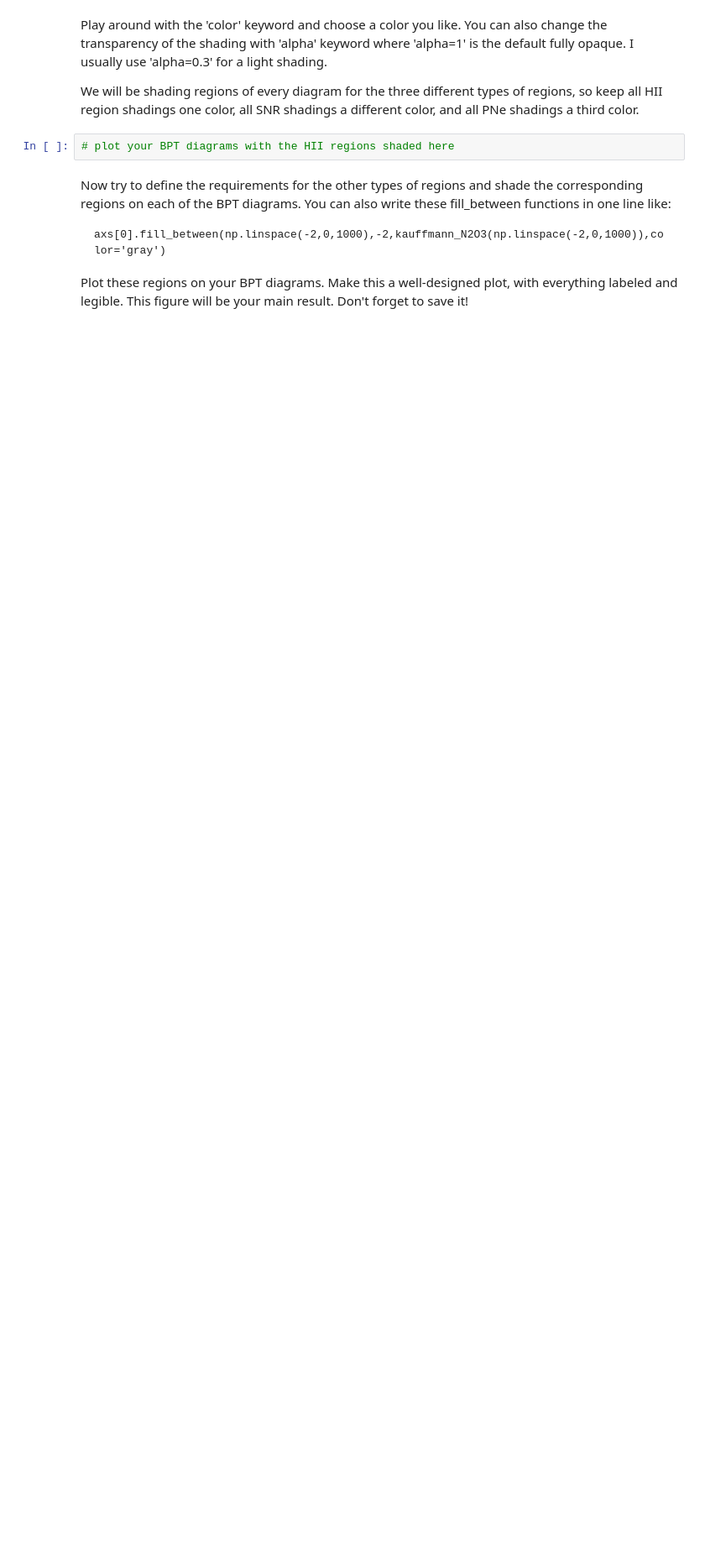
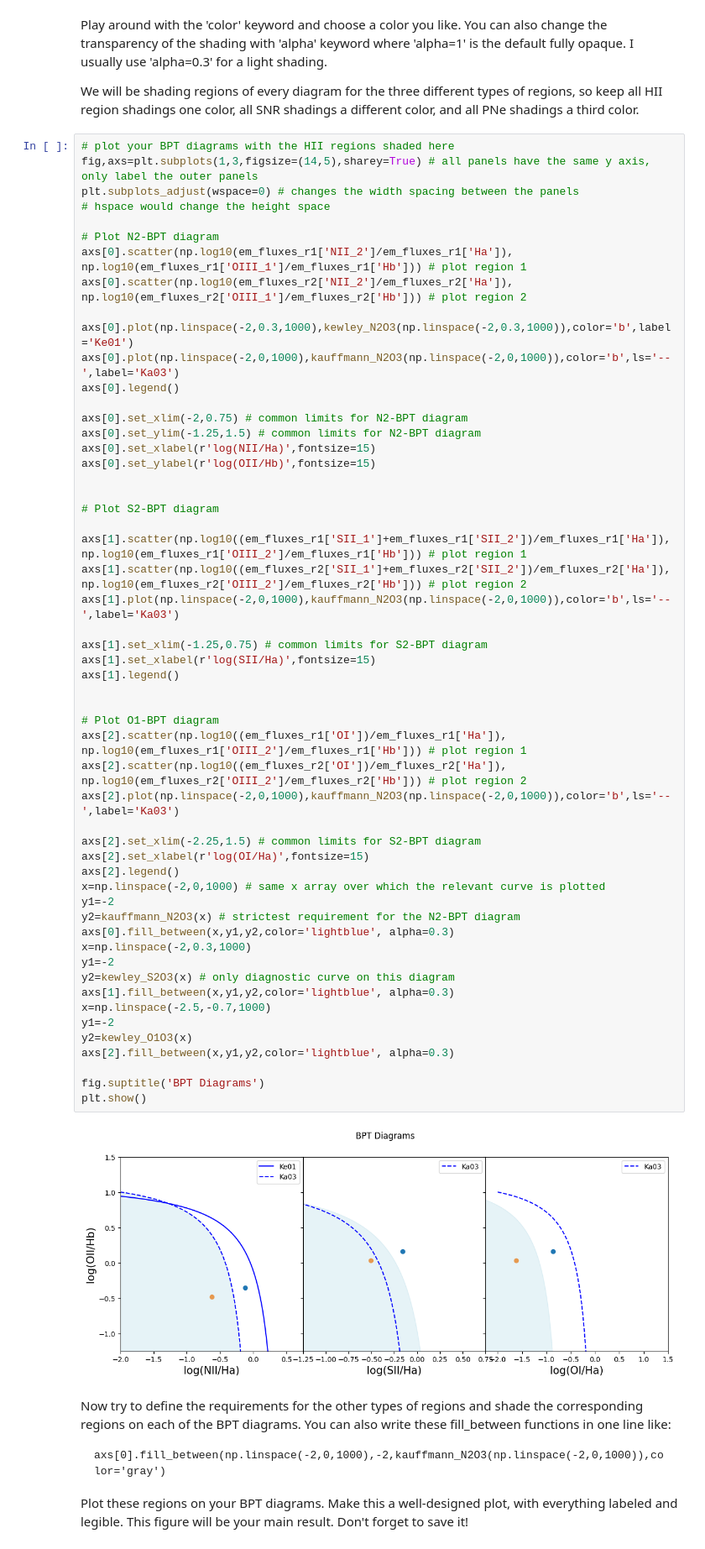
Before and after one commit to myasmedley/HII-Regions-in-NGC-253---Polaris-2026, a Jupyter notebook: PlottingEmissionLines.ipynb, the cells around one changed output. Shown at 84% size. Cells and saved outputs as stored; diff of their text form; blank space fills up the shorter version.

Commit message:
updated one shaded region

```diff
--- a/PlottingEmissionLines.ipynb
+++ b/PlottingEmissionLines.ipynb
@@ -753,6 +755,60 @@ Play around with the 'color' keyword and choose a color you like. You can also c
 We will be shading regions of every diagram for the three different types of regions, so keep all HII region shadings one color, all SNR shadings a different color, and all PNe shadings a third color.
 # %%
 # plot your BPT diagrams with the HII regions shaded here
+fig,axs=plt.subplots(1,3,figsize=(14,5),sharey=True) # all panels have the same y axis, only label the outer panels
+plt.subplots_adjust(wspace=0) # changes the width spacing between the panels
+# hspace would change the height space
+
+# Plot N2-BPT diagram
+axs[0].scatter(np.log10(em_fluxes_r1['NII_2']/em_fluxes_r1['Ha']), np.log10(em_fluxes_r1['OIII_1']/em_fluxes_r1['Hb'])) # plot region 1
+axs[0].scatter(np.log10(em_fluxes_r2['NII_2']/em_fluxes_r2['Ha']), np.log10(em_fluxes_r2['OIII_1']/em_fluxes_r2['Hb'])) # plot region 2
+
+axs[0].plot(np.linspace(-2,0.3,1000),kewley_N2O3(np.linspace(-2,0.3,1000)),color='b',label='Ke01')
+axs[0].plot(np.linspace(-2,0,1000),kauffmann_N2O3(np.linspace(-2,0,1000)),color='b',ls='--',label='Ka03')
+axs[0].legend()
+
+axs[0].set_xlim(-2,0.75) # common limits for N2-BPT diagram
+axs[0].set_ylim(-1.25,1.5) # common limits for N2-BPT diagram
+axs[0].set_xlabel(r'log(NII/Ha)',fontsize=15)
+axs[0].set_ylabel(r'log(OII/Hb)',fontsize=15)
+
+
+# Plot S2-BPT diagram
+
+axs[1].scatter(np.log10((em_fluxes_r1['SII_1']+em_fluxes_r1['SII_2'])/em_fluxes_r1['Ha']), np.log10(em_fluxes_r1['OIII_2']/em_fluxes_r1['Hb'])) # plot region 1
+axs[1].scatter(np.log10((em_fluxes_r2['SII_1']+em_fluxes_r2['SII_2'])/em_fluxes_r2['Ha']), np.log10(em_fluxes_r2['OIII_2']/em_fluxes_r2['Hb'])) # plot region 2
+axs[1].plot(np.linspace(-2,0,1000),kauffmann_N2O3(np.linspace(-2,0,1000)),color='b',ls='--',label='Ka03')
+
+axs[1].set_xlim(-1.25,0.75) # common limits for S2-BPT diagram
+axs[1].set_xlabel(r'log(SII/Ha)',fontsize=15)
+axs[1].legend()
+
+
+# Plot O1-BPT diagram
+axs[2].scatter(np.log10((em_fluxes_r1['OI'])/em_fluxes_r1['Ha']), np.log10(em_fluxes_r1['OIII_2']/em_fluxes_r1['Hb'])) # plot region 1
+axs[2].scatter(np.log10((em_fluxes_r2['OI'])/em_fluxes_r2['Ha']), np.log10(em_fluxes_r2['OIII_2']/em_fluxes_r2['Hb'])) # plot region 2
+axs[2].plot(np.linspace(-2,0,1000),kauffmann_N2O3(np.linspace(-2,0,1000)),color='b',ls='--',label='Ka03')
+
+axs[2].set_xlim(-2.25,1.5) # common limits for S2-BPT diagram
+axs[2].set_xlabel(r'log(OI/Ha)',fontsize=15)
+axs[2].legend()
+x=np.linspace(-2,0,1000) # same x array over which the relevant curve is plotted
+y1=-2
+y2=kauffmann_N2O3(x) # strictest requirement for the N2-BPT diagram
+axs[0].fill_between(x,y1,y2,color='lightblue', alpha=0.3)
+x=np.linspace(-2,0.3,1000)
+y1=-2
+y2=kewley_S2O3(x) # only diagnostic curve on this diagram
+axs[1].fill_between(x,y1,y2,color='lightblue', alpha=0.3)
+x=np.linspace(-2.5,-0.7,1000)
+y1=-2
+y2=kewley_O1O3(x)
+axs[2].fill_between(x,y1,y2,color='lightblue', alpha=0.3)
+
+fig.suptitle('BPT Diagrams')
+plt.show()
+# %% [output]
+[figure, added]
 # %% [markdown]
 Now try to define the requirements for the other types of regions and shade the corresponding regions on each of the BPT diagrams. You can also write these fill_between functions in one line like:
 
```
Also changed, not shown: parts of 2 cells of this notebook.
